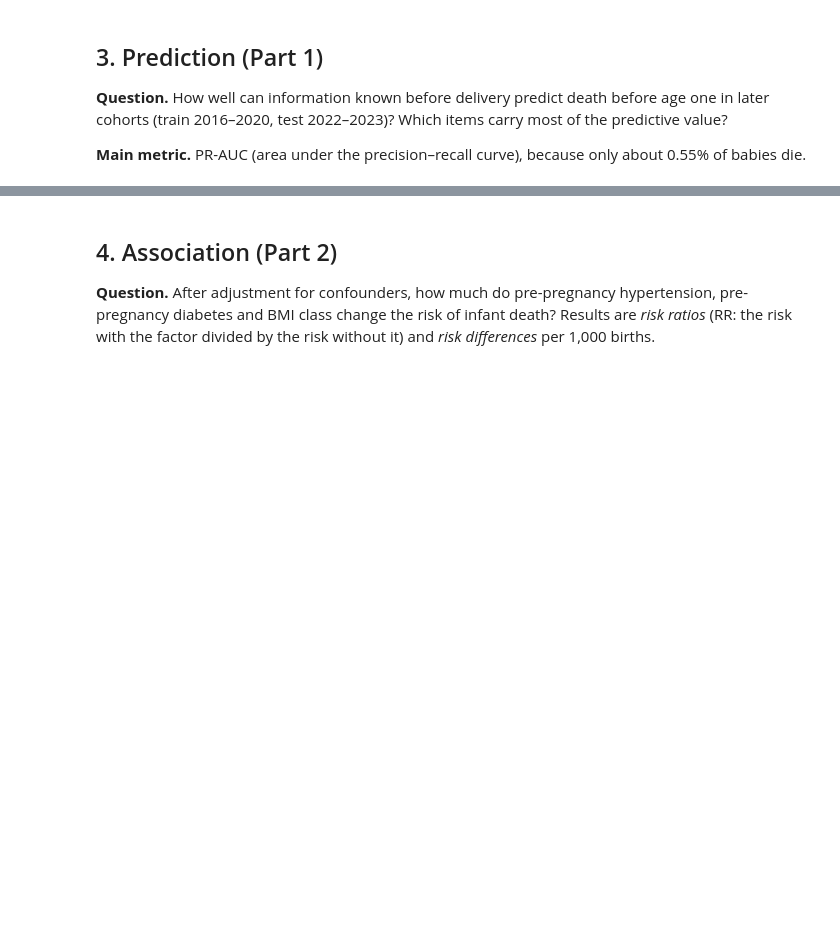
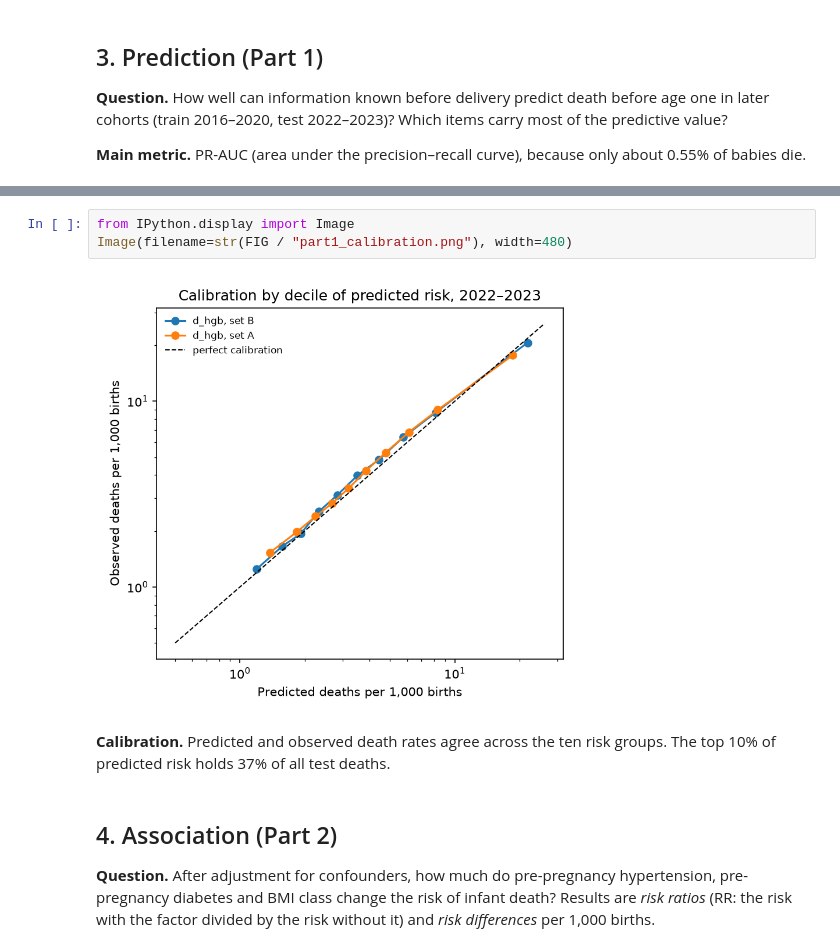
Before and after one commit to ShakulovElzar/infant-mortality-thesis, a Jupyter notebook: main.ipynb, the cells around one changed output, grey strips where cells are left out. Saved outputs shown, nothing was run; the diff lists cells and outputs as text; blank space fills up the shorter version.

Commit message:
Part 1: prediction pipeline, results, strict sensitivity and notebook 03

```diff
--- a/main.ipynb
+++ b/main.ipynb
@@ -149,3 +173,10 @@ Not available yet: reports/part1_model_comparison.csv. Run the work notebook for
+# %%
+from IPython.display import Image
+Image(filename=str(FIG / "part1_calibration.png"), width=480)
+# %% [output]
+[figure, added]
+# %% [markdown]
+**Calibration.** Predicted and observed death rates agree across the ten risk groups. The top 10% of predicted risk holds 37% of all test deaths.
 # %% [markdown]
 ## 4. Association (Part 2)
 
```
Also changed, not shown: parts of 4 cells of this notebook, 20 other files.
